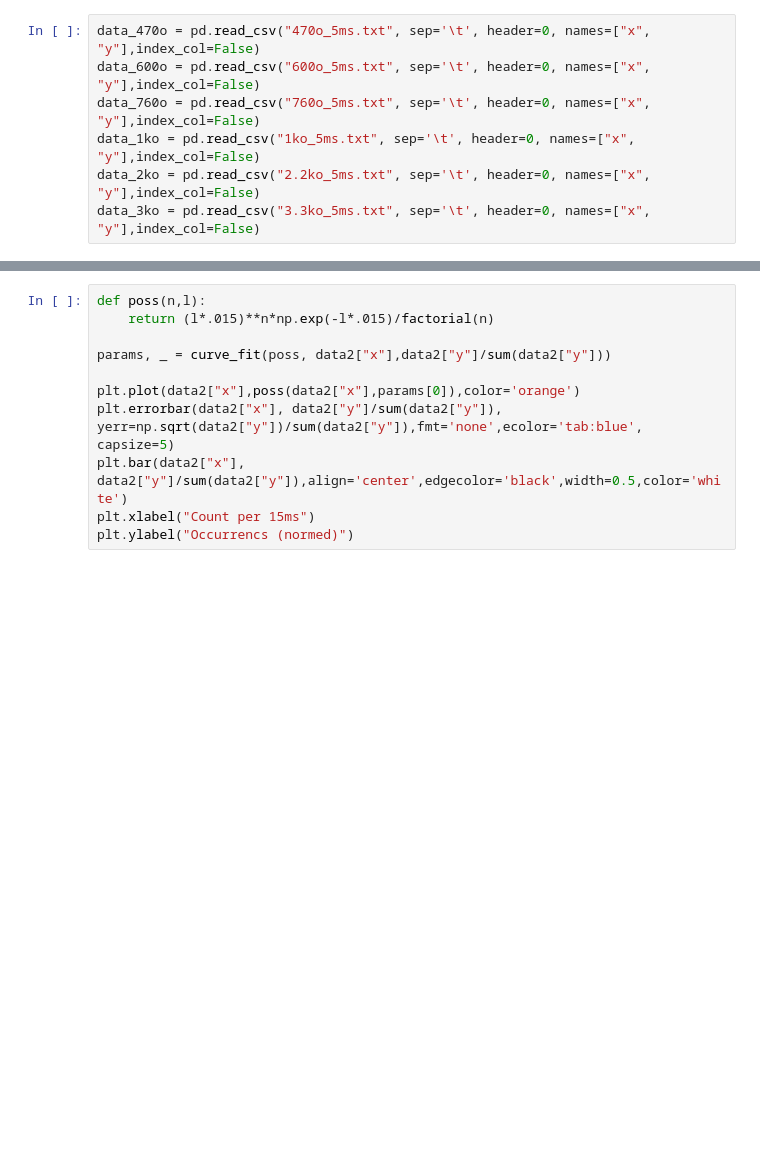
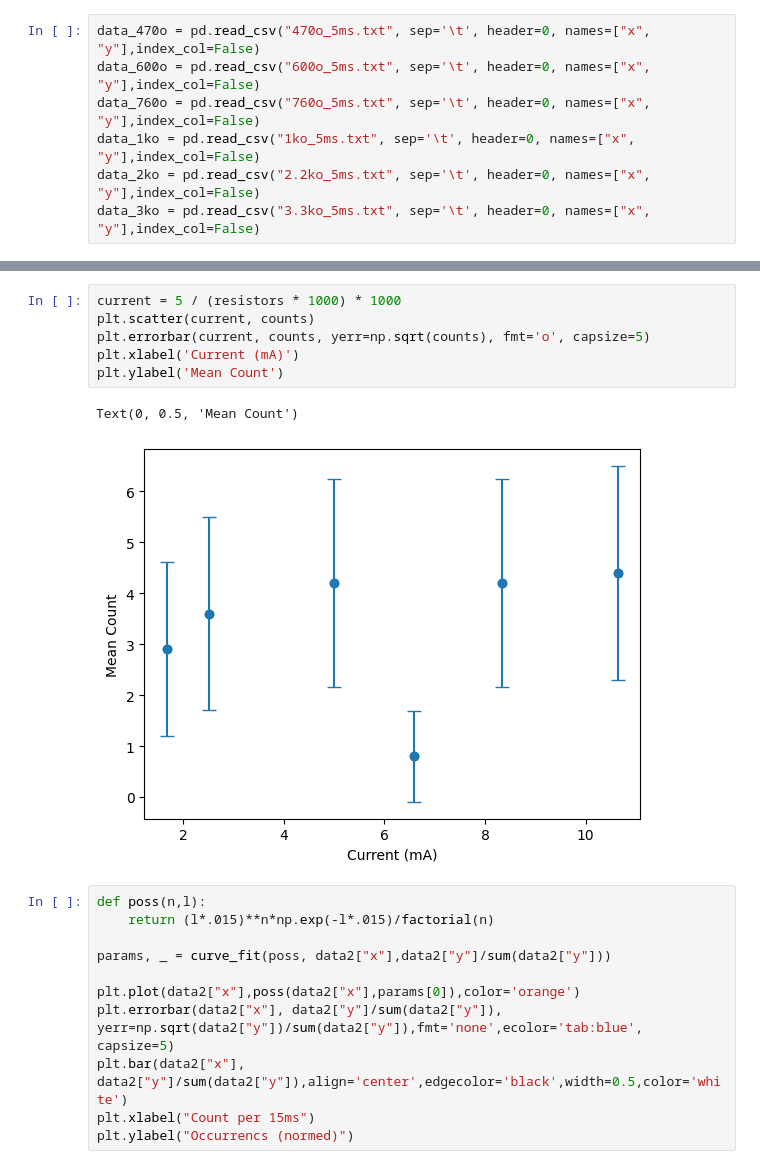
Before and after one commit to sarah-sev/SPAD, a Jupyter notebook: histplots.ipynb, the cells around one changed output, grey strips where cells are left out. Saved outputs shown, nothing was run; the diff lists cells and outputs as text; blank space fills up the shorter version.

```diff
--- a/histplots.ipynb
+++ b/histplots.ipynb
@@ -58,3 +29,12 @@ Text(0.5, 1.0, '1 K Ohm')
+# %%
+current = 5 / (resistors * 1000) * 1000
+plt.scatter(current, counts)
+plt.errorbar(current, counts, yerr=np.sqrt(counts), fmt='o', capsize=5)
+plt.xlabel('Current (mA)')
+plt.ylabel('Mean Count')
+# %% [output]
+Text(0, 0.5, 'Mean Count')
+[figure, added]
 # %%
 def poss(n,l):
     return (l*.015)**n*np.exp(-l*.015)/factorial(n)
```
Also changed, not shown: parts of 5 cells of this notebook.
